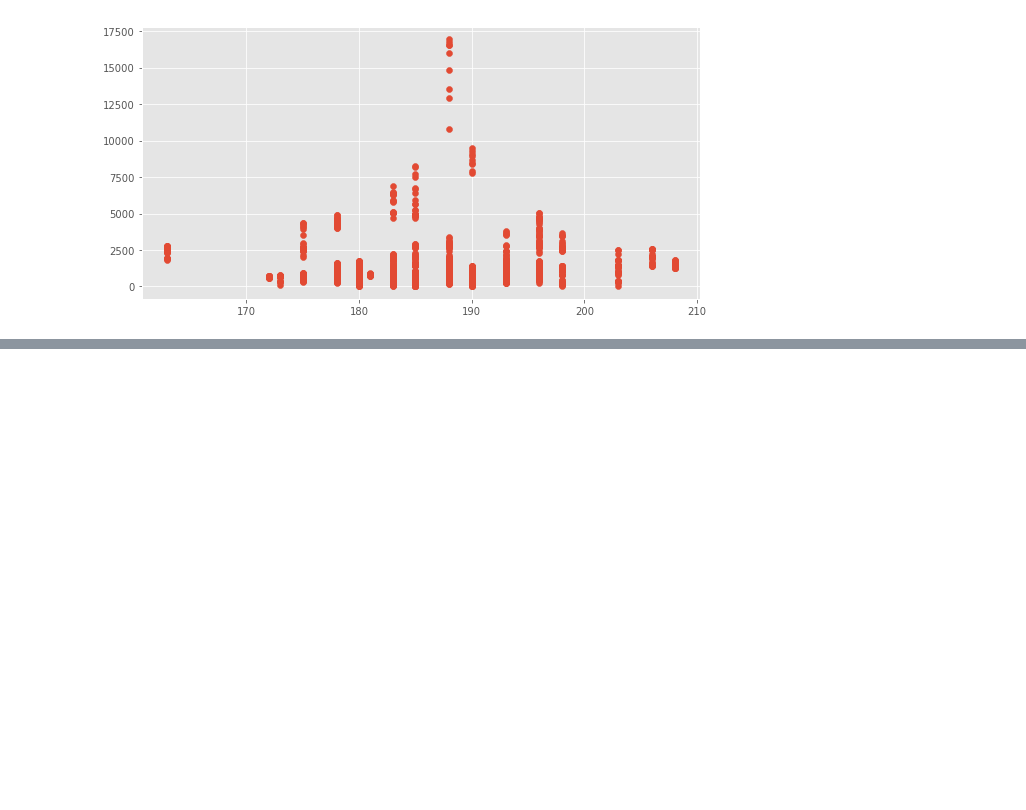
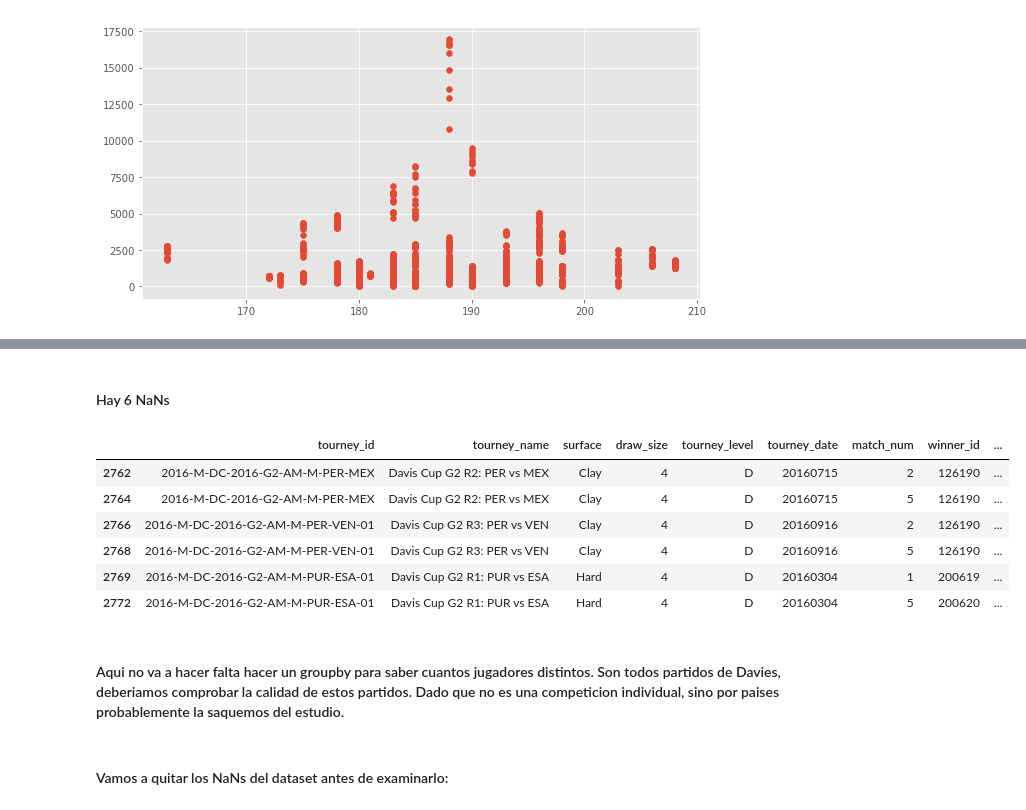
Before and after one commit to ISANJUA/TFM_ML4sportsBets, a Jupyter notebook: ETL - Prueba 1.ipynb, the cells around one changed output, grey strips where cells are left out. Drawn from its saved outputs; the diff is of its cells as text; code cells hidden in the pictures; blank space fills up the shorter version.

```diff
--- a/ETL - Prueba 1.ipynb
+++ b/ETL - Prueba 1.ipynb
@@ -297,0 +329,16 @@ plt.scatter(matches_2016['loser_ht'], matches_2016['loser_rank_points'])
+# %% [markdown]
+#### Hay 6 NaNs
+# %%
+matches_2016[matches_2016['winner_age'].isnull()].head(6)
+# %% [output]
+|  | tourney_id | tourney_name | surface | draw_size | tourney_level | tourney_date | match_num | winner_id | ... |
+| 2762 | 2016-M-DC-2016-G2-AM-M-PER-MEX | Davis Cup G2 R2: PER vs MEX | Clay | 4 | D | 20160715 | 2 | 126190 | ... |
+| 2764 | 2016-M-DC-2016-G2-AM-M-PER-MEX | Davis Cup G2 R2: PER vs MEX | Clay | 4 | D | 20160715 | 5 | 126190 | ... |
+| 2766 | 2016-M-DC-2016-G2-AM-M-PER-VEN-01 | Davis Cup G2 R3: PER vs VEN | Clay | 4 | D | 20160916 | 2 | 126190 | ... |
+| 2768 | 2016-M-DC-2016-G2-AM-M-PER-VEN-01 | Davis Cup G2 R3: PER vs VEN | Clay | 4 | D | 20160916 | 5 | 126190 | ... |
+| 2769 | 2016-M-DC-2016-G2-AM-M-PUR-ESA-01 | Davis Cup G2 R1: PUR vs ESA | Hard | 4 | D | 20160304 | 1 | 200619 | ... |
+| 2772 | 2016-M-DC-2016-G2-AM-M-PUR-ESA-01 | Davis Cup G2 R1: PUR vs ESA | Hard | 4 | D | 20160304 | 5 | 200620 | ... |
+# %% [markdown]
+#### Aqui no va a hacer falta hacer un groupby para saber cuantos jugadores distintos. Son todos partidos de Davies, deberiamos comprobar la calidad de estos partidos. Dado que no es una competicion individual, sino por paises probablemente la saquemos del estudio.
+# %% [markdown]
+#### Vamos a quitar los NaNs del dataset antes de examinarlo:
```
Also changed, not shown: parts of 51 cells of this notebook.
